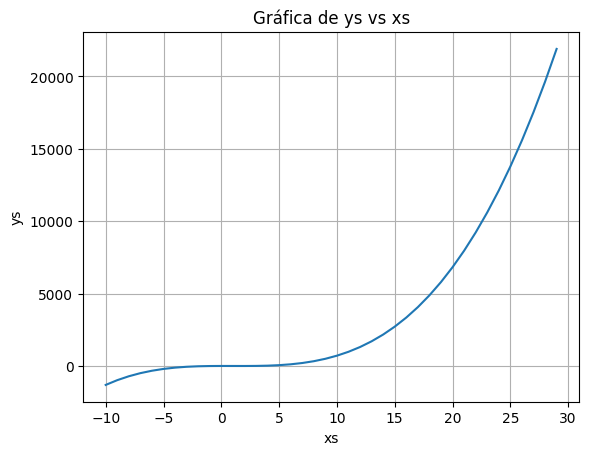
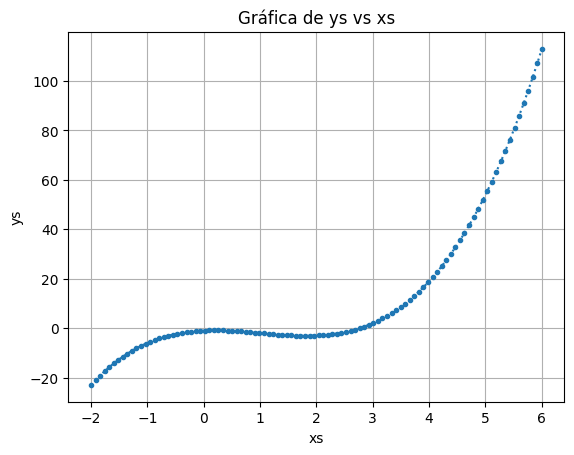
The change to this notebook cell's code, shown as a diff; its figure went from the first image to the second:
--- before
+++ after
@@ -1,5 +1,5 @@
 import matplotlib.pyplot as plt
 
-plt.plot(xs, ys)
+plt.plot(xs, ys, ".:")
 plt.xlabel("xs")
 plt.ylabel("ys")

Commit: update code with x decimal values